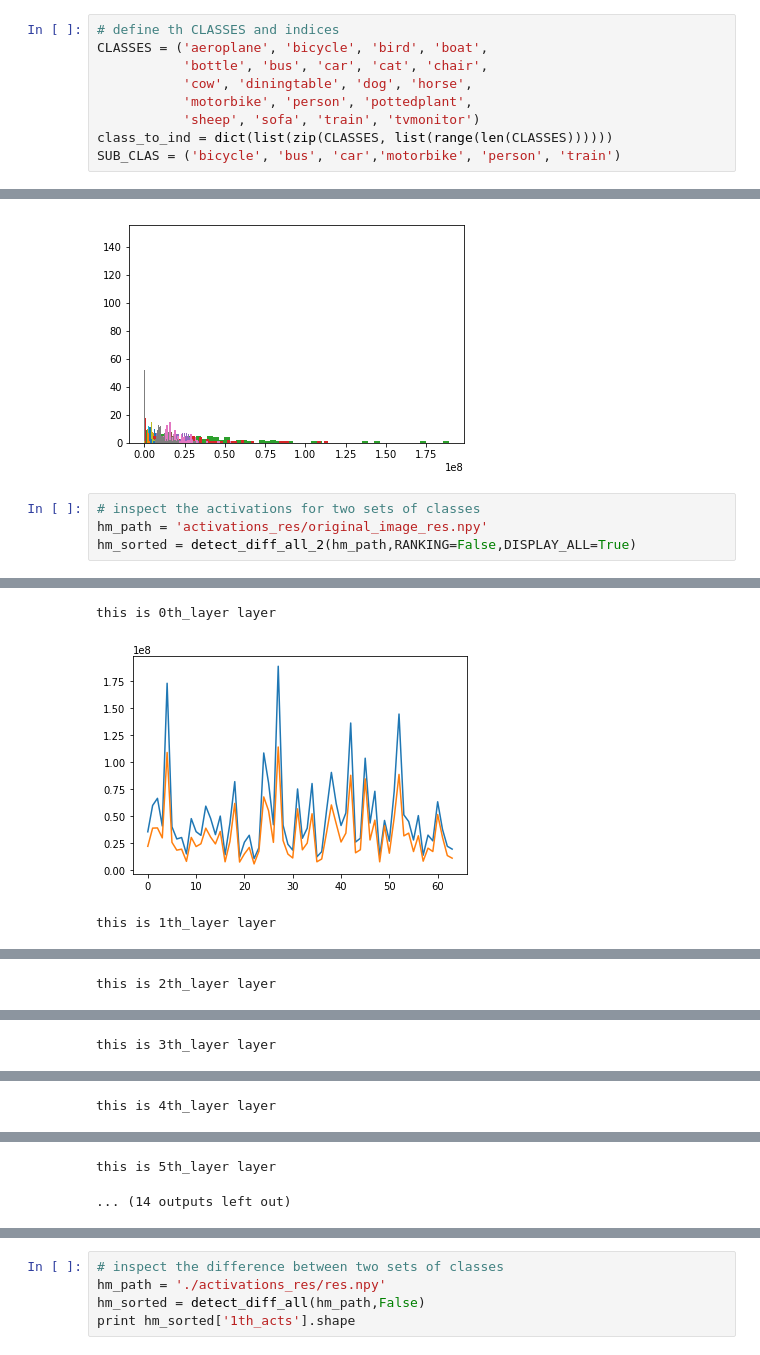
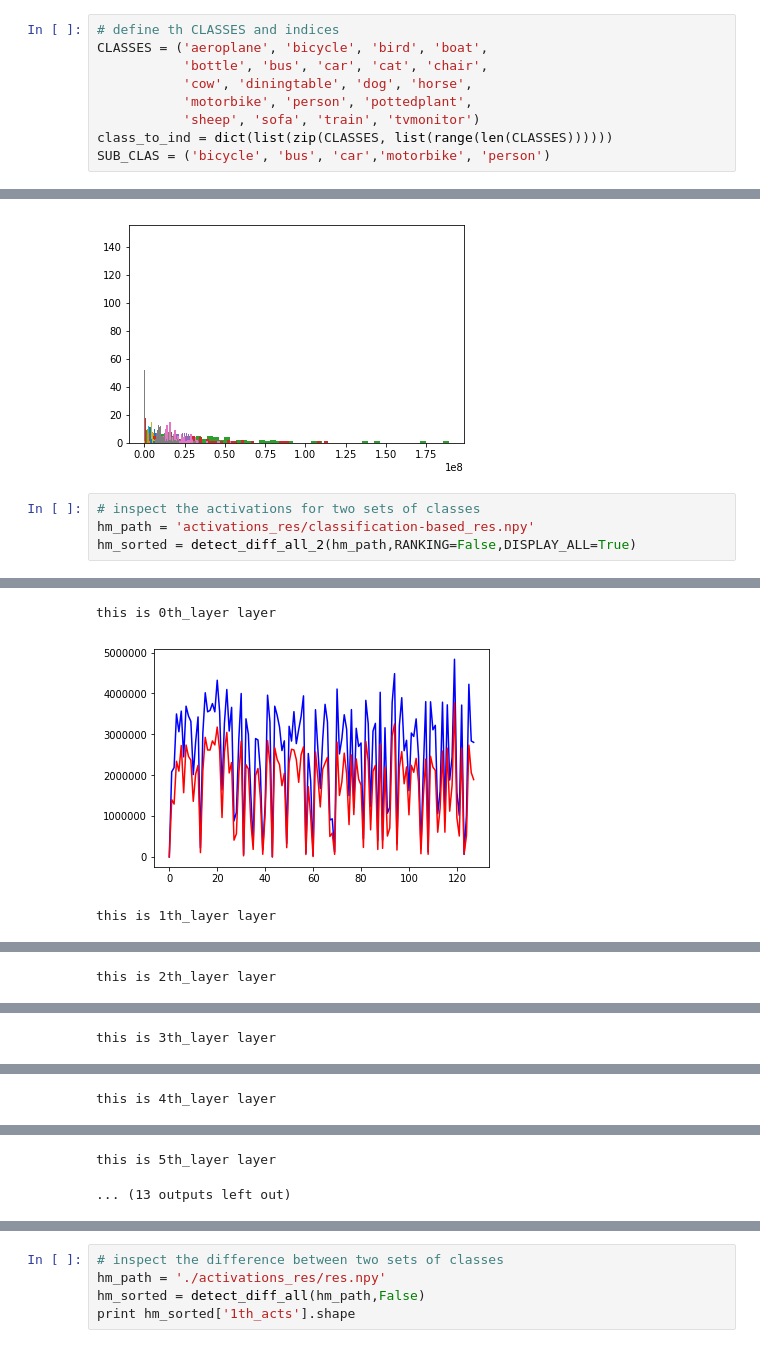
Before and after one commit to shuang1330/tf-faster-rcnn, a Jupyter notebook: tools/inspect_act_diff.ipynb, the cells around one changed output, grey strips where cells are left out. Drawn from its saved outputs; the diff is of its cells as text.

```diff
--- a/tools/inspect_act_diff.ipynb
+++ b/tools/inspect_act_diff.ipynb
@@ -18,7 +18,7 @@ CLASSES = ('aeroplane', 'bicycle', 'bird', 'boat',
            'motorbike', 'person', 'pottedplant',
            'sheep', 'sofa', 'train', 'tvmonitor')
 class_to_ind = dict(list(zip(CLASSES, list(range(len(CLASSES))))))
-SUB_CLAS = ('bicycle', 'bus', 'car','motorbike', 'person', 'train')
+SUB_CLAS = ('bicycle', 'bus', 'car','motorbike', 'person')
 # %%
 def list_normalizer(ori_list):
     '''
@@ -235,6 +217,6 @@ print(entropies_interesting2un)
 [figure]
 # %%
 # inspect the activations for two sets of classes
-hm_path = 'activations_res/original_image_res.npy'
+hm_path = 'activations_res/classification-based_res.npy'
 hm_sorted = detect_diff_all_2(hm_path,RANKING=False,DISPLAY_ALL=True)
 # %% [output]
@@ -242,3 +224,3 @@ hm_sorted = detect_diff_all_2(hm_path,RANKING=False,DISPLAY_ALL=True)
 this is 0th_layer layer
-[figure, old version]
+[figure, new version]
 this is 1th_layer layer
@@ -252,4 +234,4 @@ this is 4th_layer layer
 this is 5th_layer layer
-... (14 outputs left out)
+... (13 outputs left out)
 # %%
 # inspect the activations for two sets of classes
```
Also changed, not shown: parts of 12 cells of this notebook, 8 other files.
